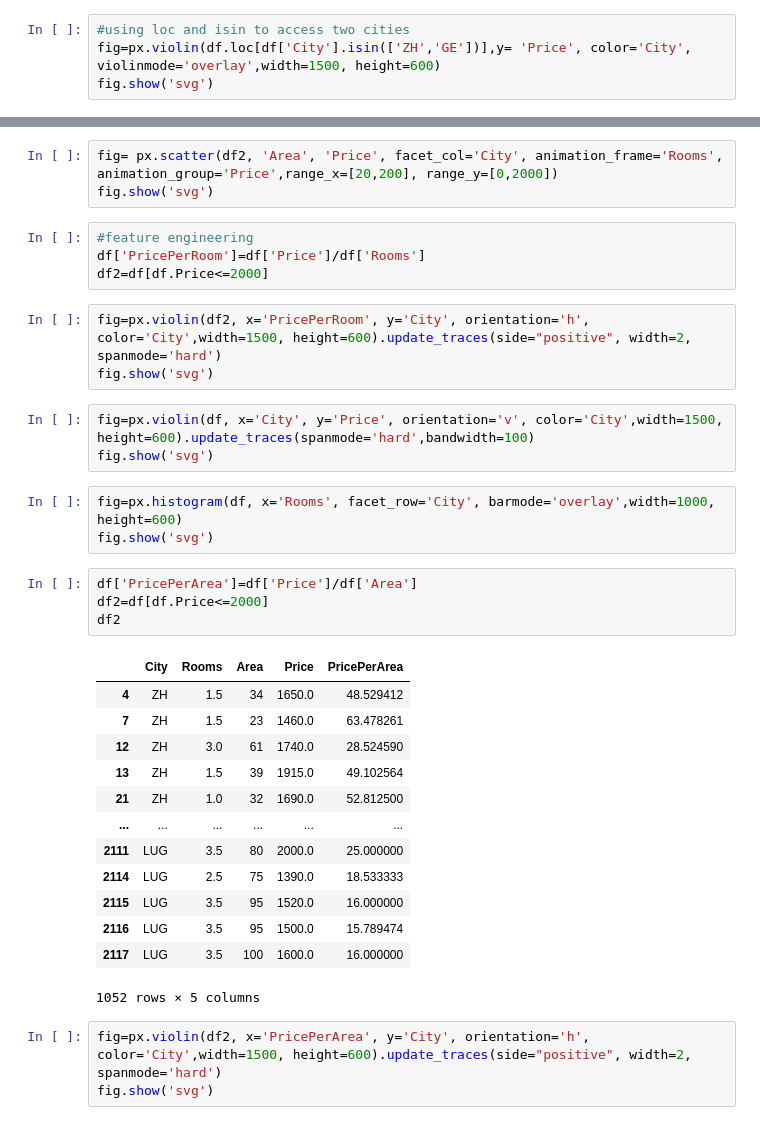
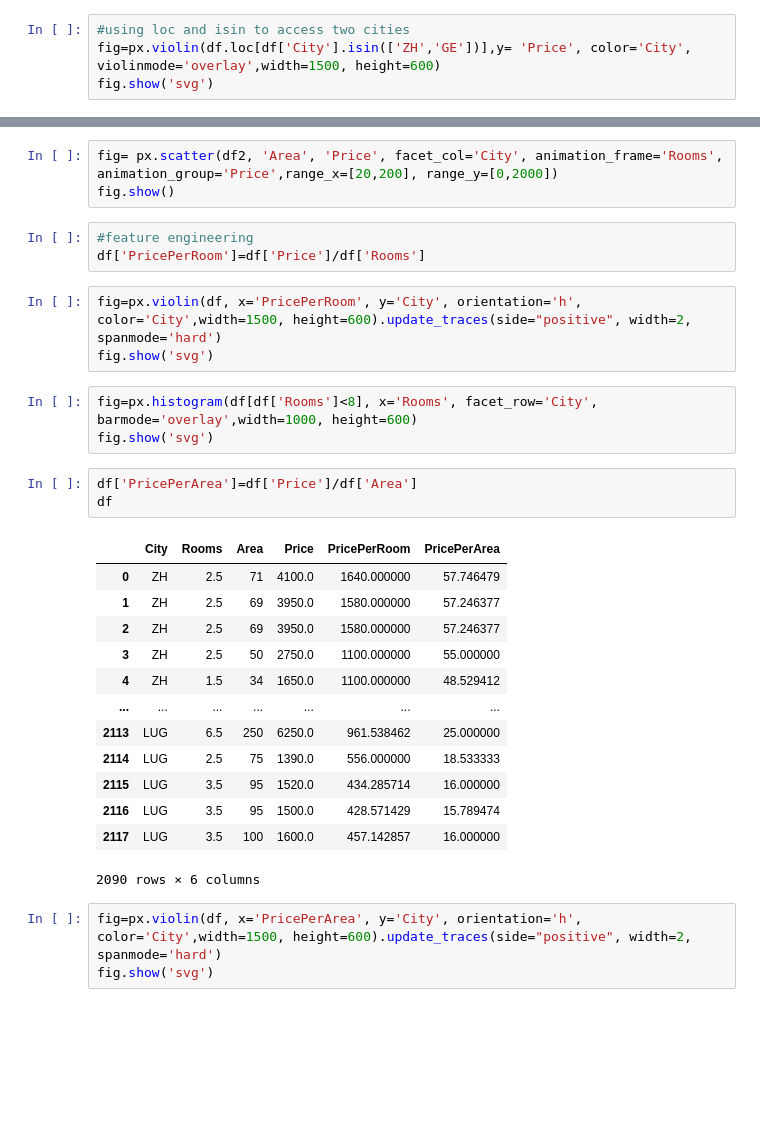
Before and after one commit to sew-th/python-data-analytics, a Jupyter notebook: Analysis Immoscout data.ipynb, the cells around one changed output, grey strips where cells are left out. Drawn from its saved outputs; the diff is of its cells as text; blank space fills up the shorter version.

```diff
--- a/Analysis Immoscout data.ipynb
+++ b/Analysis Immoscout data.ipynb
@@ -43,37 +29,32 @@ sns.heatmap(df2[df2.City=='LUG'].corr(numeric_only=True), annot=True, cmap='flar
 # %%
 fig= px.scatter(df2, 'Area', 'Price', facet_col='City', animation_frame='Rooms', animation_group='Price',range_x=[20,200], range_y=[0,2000])
-fig.show('svg')
+fig.show()
 # %%
 #feature engineering
 df['PricePerRoom']=df['Price']/df['Rooms']
-df2=df[df.Price<=2000]
 # %%
-fig=px.violin(df2, x='PricePerRoom', y='City', orientation='h', color='City',width=1500, height=600).update_traces(side="positive", width=2, spanmode='hard')
+fig=px.violin(df, x='PricePerRoom', y='City', orientation='h', color='City',width=1500, height=600).update_traces(side="positive", width=2, spanmode='hard')
 fig.show('svg')
+# %%
+fig=px.histogram(df[df['Rooms']<8], x='Rooms', facet_row='City', barmode='overlay',width=1000, height=600)
+fig.show('svg')
+# %%
+df['PricePerArea']=df['Price']/df['Area']
+df
+# %% [output]
+|  | City | Rooms | Area | Price | PricePerRoom | PricePerArea |
+| 0 | ZH | 2.5 | 71 | 4100.0 | 1640.000000 | 57.746479 |
+| 1 | ZH | 2.5 | 69 | 3950.0 | 1580.000000 | 57.246377 |
+| 2 | ZH | 2.5 | 69 | 3950.0 | 1580.000000 | 57.246377 |
+| 3 | ZH | 2.5 | 50 | 2750.0 | 1100.000000 | 55.000000 |
+| 4 | ZH | 1.5 | 34 | 1650.0 | 1100.000000 | 48.529412 |
+| ... | ... | ... | ... | ... | ... | ... |
+| 2113 | LUG | 6.5 | 250 | 6250.0 | 961.538462 | 25.000000 |
+| 2114 | LUG | 2.5 | 75 | 1390.0 | 556.000000 | 18.533333 |
+| 2115 | LUG | 3.5 | 95 | 1520.0 | 434.285714 | 16.000000 |
+| 2116 | LUG | 3.5 | 95 | 1500.0 | 428.571429 | 15.789474 |
+| 2117 | LUG | 3.5 | 100 | 1600.0 | 457.142857 | 16.000000 |
+2090 rows × 6 columns
 # %%
-fig=px.violin(df, x='City', y='Price', orientation='v', color='City',width=1500, height=600).update_traces(spanmode='hard',bandwidth=100)
+fig=px.violin(df, x='PricePerArea', y='City', orientation='h', color='City',width=1500, height=600).update_traces(side="positive", width=2, spanmode='hard')
 fig.show('svg')
-# %%
-fig=px.histogram(df, x='Rooms', facet_row='City', barmode='overlay',width=1000, height=600)
-fig.show('svg')
-# %%
-df['PricePerArea']=df['Price']/df['Area']
-df2=df[df.Price<=2000]
-df2
-# %% [output]
-|  | City | Rooms | Area | Price | PricePerArea |
-| 4 | ZH | 1.5 | 34 | 1650.0 | 48.529412 |
-| 7 | ZH | 1.5 | 23 | 1460.0 | 63.478261 |
-| 12 | ZH | 3.0 | 61 | 1740.0 | 28.524590 |
-| 13 | ZH | 1.5 | 39 | 1915.0 | 49.102564 |
-| 21 | ZH | 1.0 | 32 | 1690.0 | 52.812500 |
-| ... | ... | ... | ... | ... | ... |
-| 2111 | LUG | 3.5 | 80 | 2000.0 | 25.000000 |
-| 2114 | LUG | 2.5 | 75 | 1390.0 | 18.533333 |
-| 2115 | LUG | 3.5 | 95 | 1520.0 | 16.000000 |
-| 2116 | LUG | 3.5 | 95 | 1500.0 | 15.789474 |
-| 2117 | LUG | 3.5 | 100 | 1600.0 | 16.000000 |
-1052 rows × 5 columns
-# %%
-fig=px.violin(df2, x='PricePerArea', y='City', orientation='h', color='City',width=1500, height=600).update_traces(side="positive", width=2, spanmode='hard')
-fig.show('svg')
```
Also changed, not shown: parts of 5 cells of this notebook.
